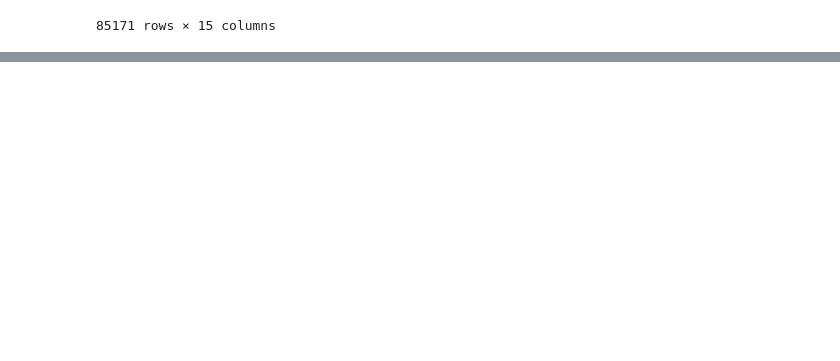
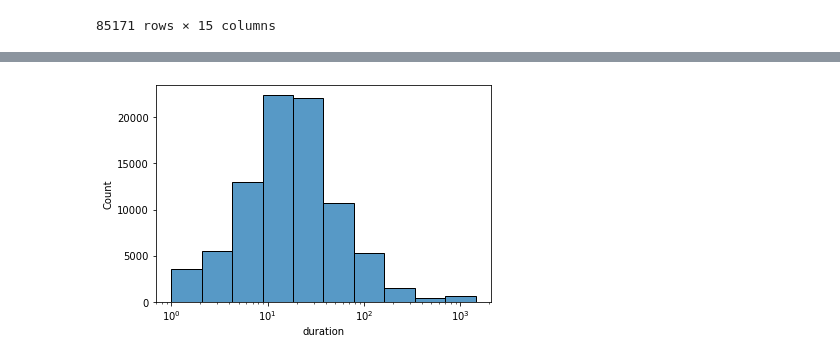
Before and after one commit to MohammadrezaMirzaei/BikeshareAnalysis, a Jupyter notebook: BikeshareAnalysis.ipynb, the cells around one changed output, grey strips where cells are left out. Cells and saved outputs as stored; diff of their text form; code cells hidden in the pictures; blank space fills up the shorter version.

```diff
--- a/BikeshareAnalysis.ipynb
+++ b/BikeshareAnalysis.ipynb
@@ -317,0 +152,3 @@ base_map
+# %%
+df1 = df.sort_values(by=['duration'], ascending=False)
+df1[df1['duration'] >=200]
@@ -317,0 +169,4 @@ base_map
+# %%
+p = sns.histplot(df1, x="duration", bins=10, log_scale=True)
+# %% [output]
+[figure, added]
```
Also changed, not shown: parts of 24 cells of this notebook.
